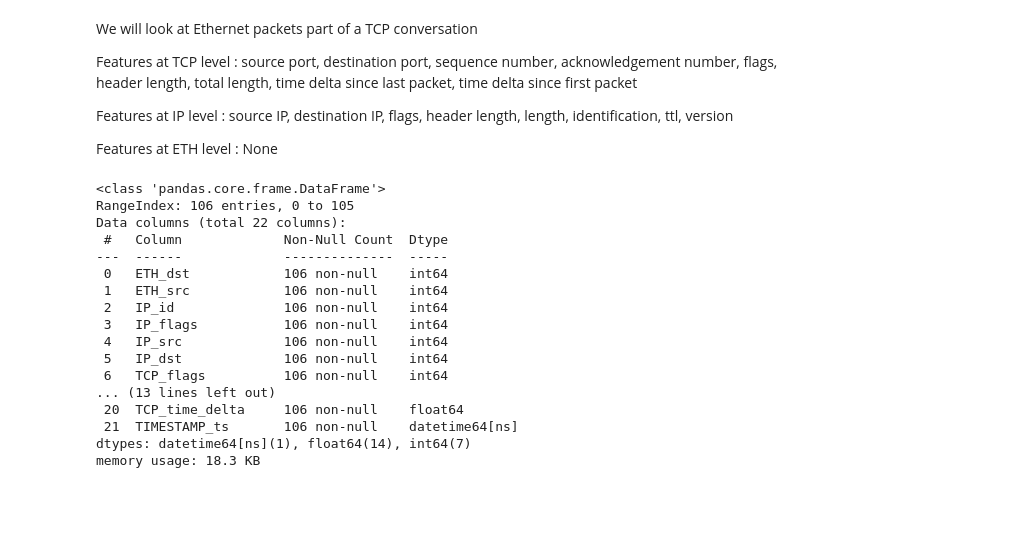
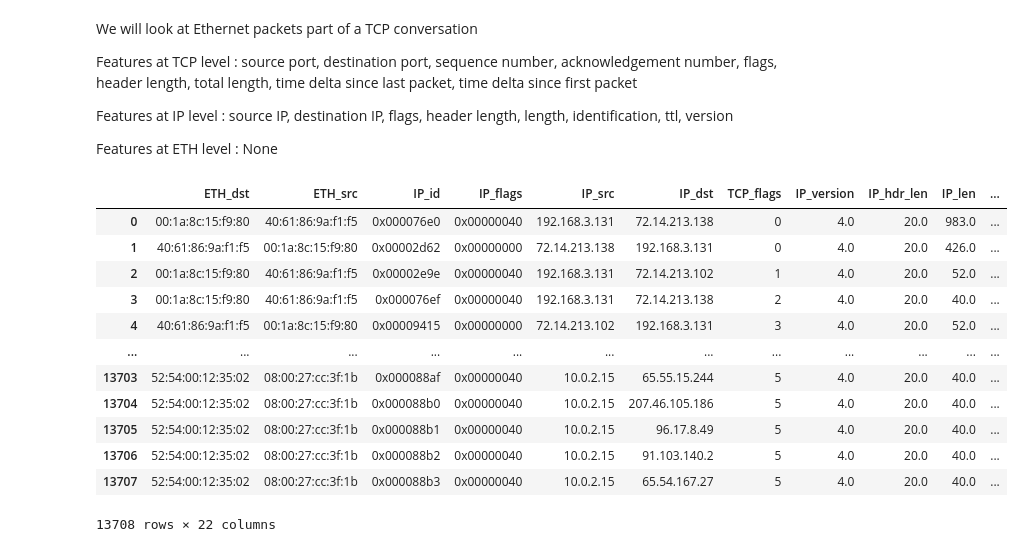
Before and after one commit to BenjaminDeporte/Cyber, a Jupyter notebook: code/unsupervised_learning.ipynb, the cells around one changed output. Drawn from its saved outputs; the diff is of its cells as text; code cells hidden in the pictures; blank space fills up the shorter version.

```diff
--- a/code/unsupervised_learning.ipynb
+++ b/code/unsupervised_learning.ipynb
@@ -30,7 +36,7 @@ logger.info("-------- new run --------")
 # %% [markdown]
 ### Get the *.pcap to play with
 # %%
-PCAPFILE = '/home/benjamin/Folders_Python/Cyber/data/input_pcaps/test.pcap'
+PCAPFILE = '/home/benjamin/Folders_Python/Cyber/data/input_pcaps/smallFlows.pcap'
 # %%
 capture = pyshark.FileCapture(
     input_file=PCAPFILE,
@@ -81,20 +87,16 @@ df = cbl.GetTCPDataframeFromFileCapture(filecapture=capture).dataframe
-# %%
-df.info()
-# %% [output]
-<class 'pandas.core.frame.DataFrame'>
-RangeIndex: 106 entries, 0 to 105
-Data columns (total 22 columns):
- #   Column             Non-Null Count  Dtype
----  ------             --------------  -----
- 0   ETH_dst            106 non-null    int64
- 1   ETH_src            106 non-null    int64
- 2   IP_id              106 non-null    int64
- 3   IP_flags           106 non-null    int64
- 4   IP_src             106 non-null    int64
- 5   IP_dst             106 non-null    int64
- 6   TCP_flags          106 non-null    int64
-... (13 lines left out)
- 20  TCP_time_delta     106 non-null    float64
- 21  TIMESTAMP_ts       106 non-null    datetime64[ns]
-dtypes: datetime64[ns](1), float64(14), int64(7)
-memory usage: 18.3 KB
+# %%
+df_raw
+# %% [output]
+|  | ETH_dst | ETH_src | IP_id | IP_flags | IP_src | IP_dst | TCP_flags | IP_version | IP_hdr_len | IP_len | ... |
+| 0 | 00:1a:8c:15:f9:80 | 40:61:86:9a:f1:f5 | 0x000076e0 | 0x00000040 | 192.168.3.131 | 72.14.213.138 | 0 | 4.0 | 20.0 | 983.0 | ... |
+| 1 | 40:61:86:9a:f1:f5 | 00:1a:8c:15:f9:80 | 0x00002d62 | 0x00000000 | 72.14.213.138 | 192.168.3.131 | 0 | 4.0 | 20.0 | 426.0 | ... |
+| 2 | 00:1a:8c:15:f9:80 | 40:61:86:9a:f1:f5 | 0x00002e9e | 0x00000040 | 192.168.3.131 | 72.14.213.102 | 1 | 4.0 | 20.0 | 52.0 | ... |
+| 3 | 00:1a:8c:15:f9:80 | 40:61:86:9a:f1:f5 | 0x000076ef | 0x00000040 | 192.168.3.131 | 72.14.213.138 | 2 | 4.0 | 20.0 | 40.0 | ... |
+| 4 | 40:61:86:9a:f1:f5 | 00:1a:8c:15:f9:80 | 0x00009415 | 0x00000000 | 72.14.213.102 | 192.168.3.131 | 3 | 4.0 | 20.0 | 52.0 | ... |
+| ... | ... | ... | ... | ... | ... | ... | ... | ... | ... | ... | ... |
+| 13703 | 52:54:00:12:35:02 | 08:00:27:cc:3f:1b | 0x000088af | 0x00000040 | 10.0.2.15 | 65.55.15.244 | 5 | 4.0 | 20.0 | 40.0 | ... |
+| 13704 | 52:54:00:12:35:02 | 08:00:27:cc:3f:1b | 0x000088b0 | 0x00000040 | 10.0.2.15 | 207.46.105.186 | 5 | 4.0 | 20.0 | 40.0 | ... |
+| 13705 | 52:54:00:12:35:02 | 08:00:27:cc:3f:1b | 0x000088b1 | 0x00000040 | 10.0.2.15 | 96.17.8.49 | 5 | 4.0 | 20.0 | 40.0 | ... |
+| 13706 | 52:54:00:12:35:02 | 08:00:27:cc:3f:1b | 0x000088b2 | 0x00000040 | 10.0.2.15 | 91.103.140.2 | 5 | 4.0 | 20.0 | 40.0 | ... |
+| 13707 | 52:54:00:12:35:02 | 08:00:27:cc:3f:1b | 0x000088b3 | 0x00000040 | 10.0.2.15 | 65.54.167.27 | 5 | 4.0 | 20.0 | 40.0 | ... |
+13708 rows × 22 columns
```
Also changed, not shown: parts of 17 cells of this notebook, 3 other files.
